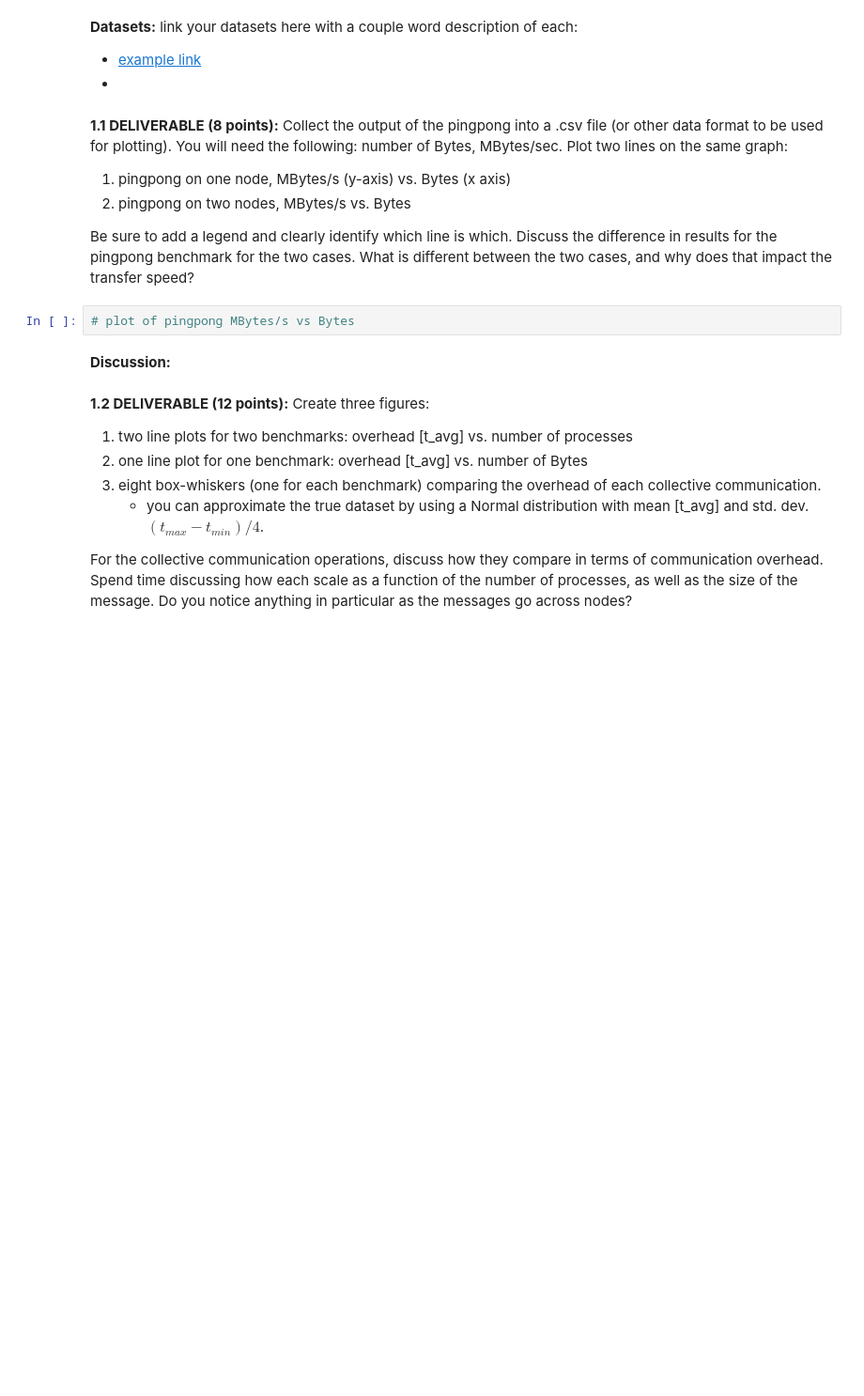
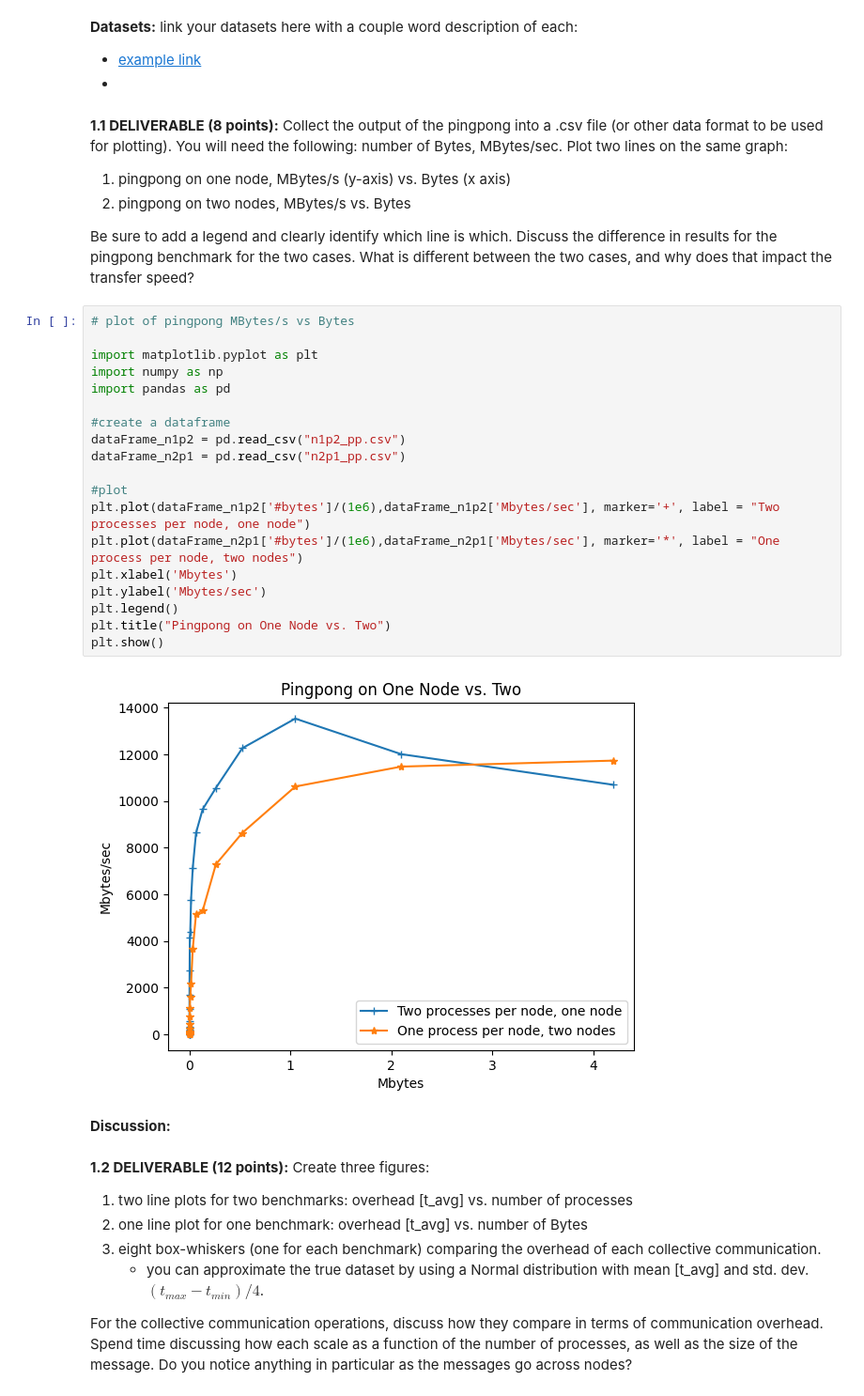
Before and after one commit to awwle6107/eecs569_assignment, a Jupyter notebook: hw3/hw03-submission-groupname.ipynb, the cells around one changed output. Shown: that part at 94% size. Saved outputs shown, nothing was run; the diff lists cells and outputs as text; blank space fills up the shorter version.

Commit message:
Matt's plotting update

```diff
--- a/hw3/hw03-submission-groupname.ipynb
+++ b/hw3/hw03-submission-groupname.ipynb
@@ -57,6 +57,25 @@ $\mathbf{\infty}$**.2 FINAL DELIVERABLE (3 points):** ***After*** you have compl
 Be sure to add a legend and clearly identify which line is which. Discuss the difference in results for the pingpong benchmark for the two cases. What is different between the two cases, and why does that impact the transfer speed?
 # %%
 # plot of pingpong MBytes/s vs Bytes
+
+import matplotlib.pyplot as plt
+import numpy as np
+import pandas as pd
+
+#create a dataframe
+dataFrame_n1p2 = pd.read_csv("n1p2_pp.csv")
+dataFrame_n2p1 = pd.read_csv("n2p1_pp.csv")
+
+#plot
+plt.plot(dataFrame_n1p2['#bytes']/(1e6),dataFrame_n1p2['Mbytes/sec'], marker='+', label = "Two processes per node, one node")
+plt.plot(dataFrame_n2p1['#bytes']/(1e6),dataFrame_n2p1['Mbytes/sec'], marker='*', label = "One process per node, two nodes")
+plt.xlabel('Mbytes')
+plt.ylabel('Mbytes/sec')
+plt.legend()
+plt.title("Pingpong on One Node vs. Two")
+plt.show()
+# %% [output]
+[figure, added]
 # %% [markdown]
 **Discussion:**
 # %% [markdown]
```
Also changed, not shown: parts of 15 cells of this notebook, 15 other files.
